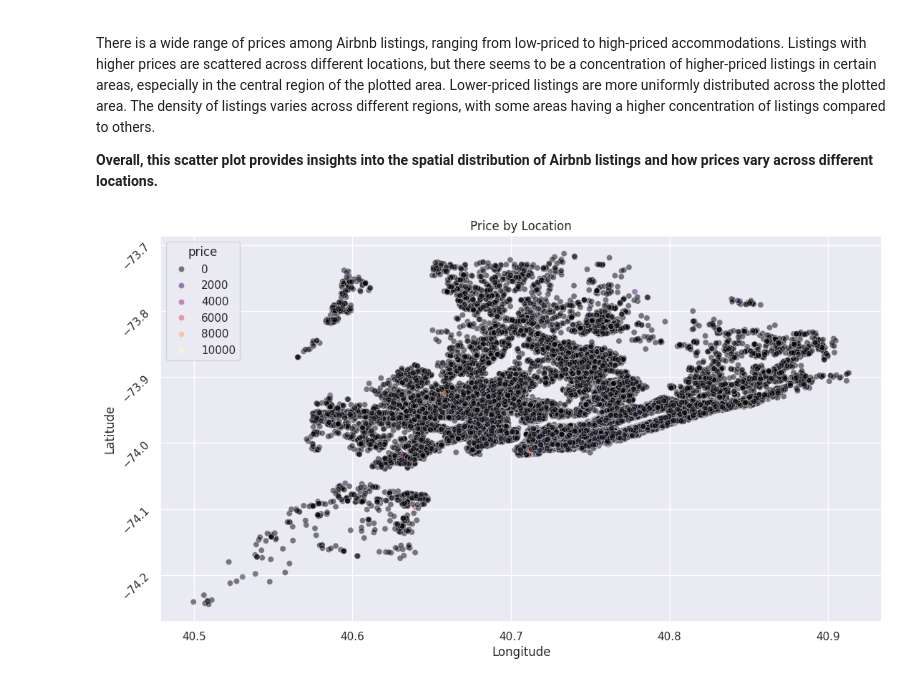
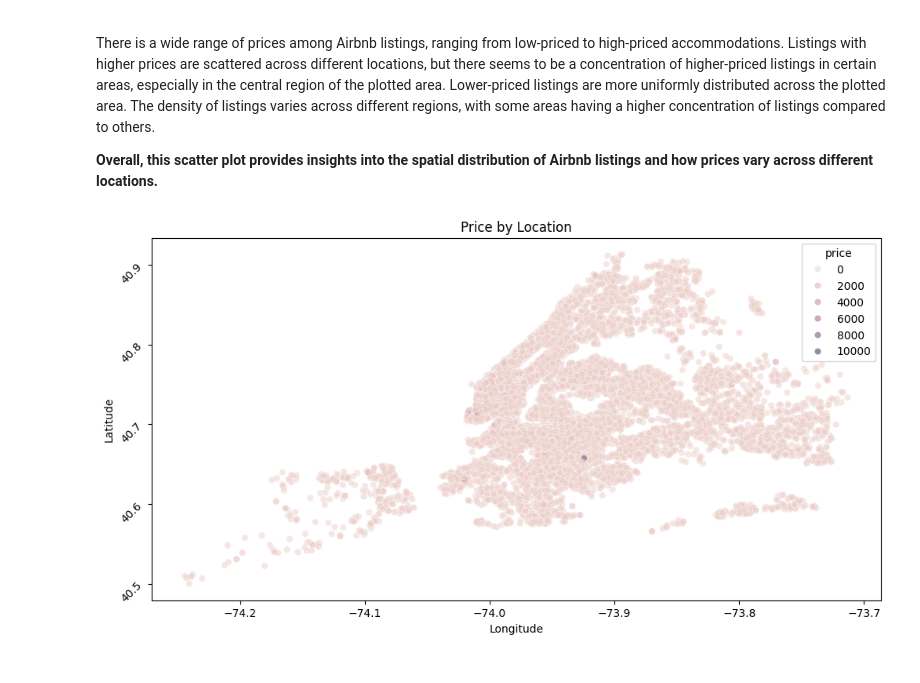
Before and after one commit to atul1994s/airbnb, a Jupyter notebook: Airbnb_project.ipynb, the cells around one changed output. Cells and saved outputs as stored; diff of their text form; code cells hidden in the pictures.

```diff
--- a/Airbnb_project.ipynb
+++ b/Airbnb_project.ipynb
@@ -423,12 +404,12 @@ The density of listings varies across different regions, with some areas having
 **Overall, this scatter plot provides insights into the spatial distribution of Airbnb listings and how prices vary across different locations.**
 # %%
 # Create a scatter plot with Seaborn
-plt.figure(figsize=(13, 7))
-sns.scatterplot(data=airbnb_df_new, x="latitude", y="longitude", hue="price", palette="magma", alpha=.5)
+plt.figure(figsize=(12, 6))
+sns.scatterplot(data=airbnb_df_new, x="longitude", y="latitude", hue="price", alpha=.5)
 plt.xlabel("Longitude")
 plt.ylabel("Latitude")
 plt.yticks(rotation=45, ha='right')
 plt.title("Price by Location")
 plt.show()
 # %% [output]
-[figure, old version]
+[figure, new version]
```
Also changed, not shown: parts of 22 cells of this notebook.
